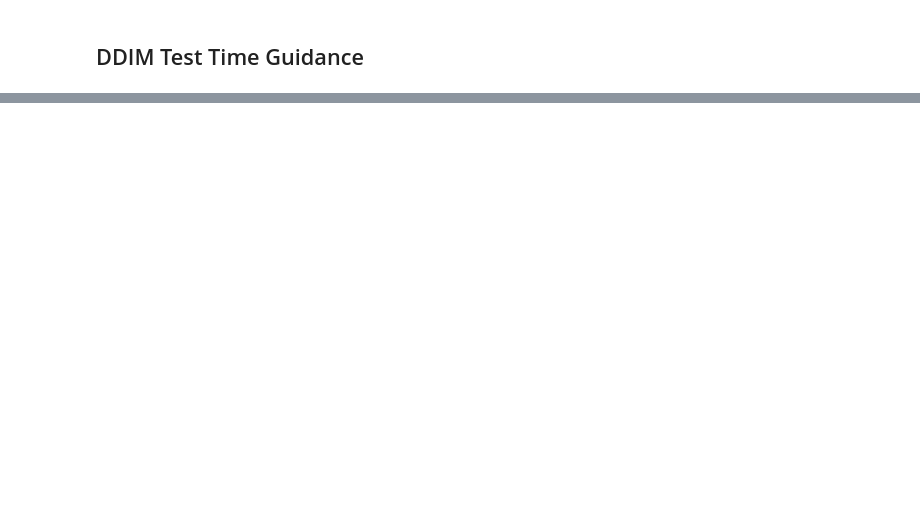
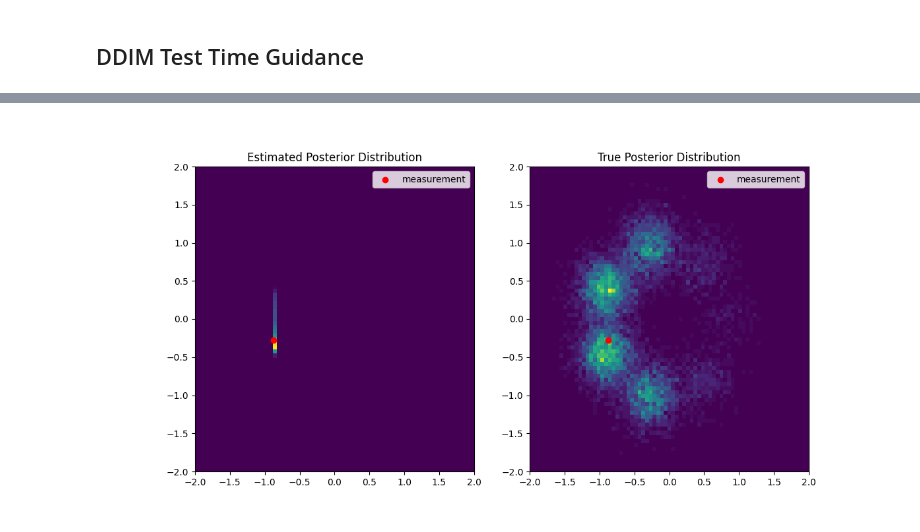
Before and after one commit to juliuserbach/diffusion_playground, a Jupyter notebook: guidance_GMM.ipynb, the cells around one changed output, grey strips where cells are left out. Drawn from its saved outputs; the diff is of its cells as text; code cells hidden in the pictures; blank space fills up the shorter version.

```diff
--- a/guidance_GMM.ipynb
+++ b/guidance_GMM.ipynb
@@ -472,8 +502,5 @@ def guided_flow_sampler(model, y, config, x_t, save_traj=False):
             if save_traj:
                 traj.append(x_t.detach().cpu().numpy())
     return traj if save_traj else [x_t.detach().cpu().numpy()]
-# %%
-y = y_measurements[0]
-y = torch.Tensor(measurement_model(1)[0]).to(device)
 # %%
 # plot trajecotry of one point
@@ -561,8 +589,8 @@ Mean Wasserstein Distance: 0.9847051938136994
 # %%
-# variational inference DDIM
+# variational inference DDIM T -> 0
 n_samples = 10000
 bins = 75
-ddim_config = {'n_ddim_steps': 1000, 'n_steps': 1000, 'beta_min': 1e-4, 'beta_max': 0.02, 'eta': 0.5, "likelihood_weight": 0.5, "regularizer_weight": 0.5}
+ddim_config = {'n_ddim_steps': 1000, 'n_steps': 1000, 'beta_min': 1e-4, 'beta_max': 0.02, 'eta': 0.5, "likelihood_weight": 0.01, "regularizer_weight": 0.1}
 x_t = torch.randn(n_samples,2).to(device)
 y = y_measurements[:1]
 x_mu = x_t
@@ -588,34 +616,41 @@ for t, t_next in zip(timesteps, np.concatenate([timesteps[1:], [0]])):
         eps = torch.randn(x_mu.shape[0],2).to(device)
         x_t = alpha_cumprod[t,None] * x_mu + eps * (1-alpha_cumprod[t,None])
         eps_pred = denoiser(torch.cat([x_t, torch.ones(x_t.shape[0],1).to(device)*t/1000], 1))
-        dx_reg = (eps_pred - eps) * (1-alpha_cumprod[t])/alpha_cumprod[t]
+        # eps_pred = denoiser(x_t, torch.ones(x_t.shape[0]).to(device)*t)
+        dmu_reg = (eps_pred) * (1-alpha_cumprod[t])/alpha_cumprod[t]
+        # dsig_reg = 2 * 1/eta_t * (1-alpha_cumprod[t])/alpha_cumprod[t] * eps.T @ (eps_pred - eta_t * eps)**2
         with torch.enable_grad():
             x_mu.requires_grad_()
+            x_sigma.requires_grad_()
             y_generated = (torch.Tensor(measurement_model.A).to(device) @ x_mu.T).T
             loss = torch.sum((y_generated - y)**2, dim=1)
             loss.backward(torch.ones_like(loss))
-            gradients = x_mu.grad
+            gradients_mu = x_mu.grad
+            gradients_sigma = x_sigma.grad
         # data term
-        x_mu = x_mu - likelihood_weight *  gradients - regularizer_weight * dx_reg
+        x_mu = x_mu - likelihood_weight *  gradients_mu - regularizer_weight * dmu_reg
+        # x_sigma = x_sigma - regularizer_weight * dsig_reg - likelihood_weight * gradients_sigma
 # sample from true posterior
 ground_truth_samples = measurement_model.sample_posterior(y.detach().cpu().numpy(), n_samples)
 # plot posterior distribution
 fig, axs = plt.subplots(1, 2, figsize=(12, 6))
 
 
 # Plot estimated posterior distribution
 axs[0].set_title('Estimated Posterior Distribution')
 hist = axs[0].hist2d(x_mu[:,0], x_mu[:,1], bins=bins, range=[[-2, 2], [-2, 2]])
 axs[0].scatter(y[0,0].detach().cpu().numpy(), y[0,1].detach().cpu().numpy(), c='r')
 axs[0].legend(['measurement'])
 
 # Plot true posterior distribution
 axs[1].set_title('True Posterior Distribution')
 hist = axs[1].hist2d(ground_truth_samples[:,0], ground_truth_samples[:,1], bins=bins, range=[[-2, 2], [-2, 2]])
 axs[1].scatter(y[0,0].detach().cpu().numpy(), y[0,1].detach().cpu().numpy(), c='r')
 axs[1].legend(['measurement'])
 
 
 plt.show()
 # compute Wasserstein distance of posterior samples and true posterior
 estimated_samples = traj[-1]
+# %% [output]
+[figure, added]
```
Also changed, not shown: parts of 17 cells of this notebook.
